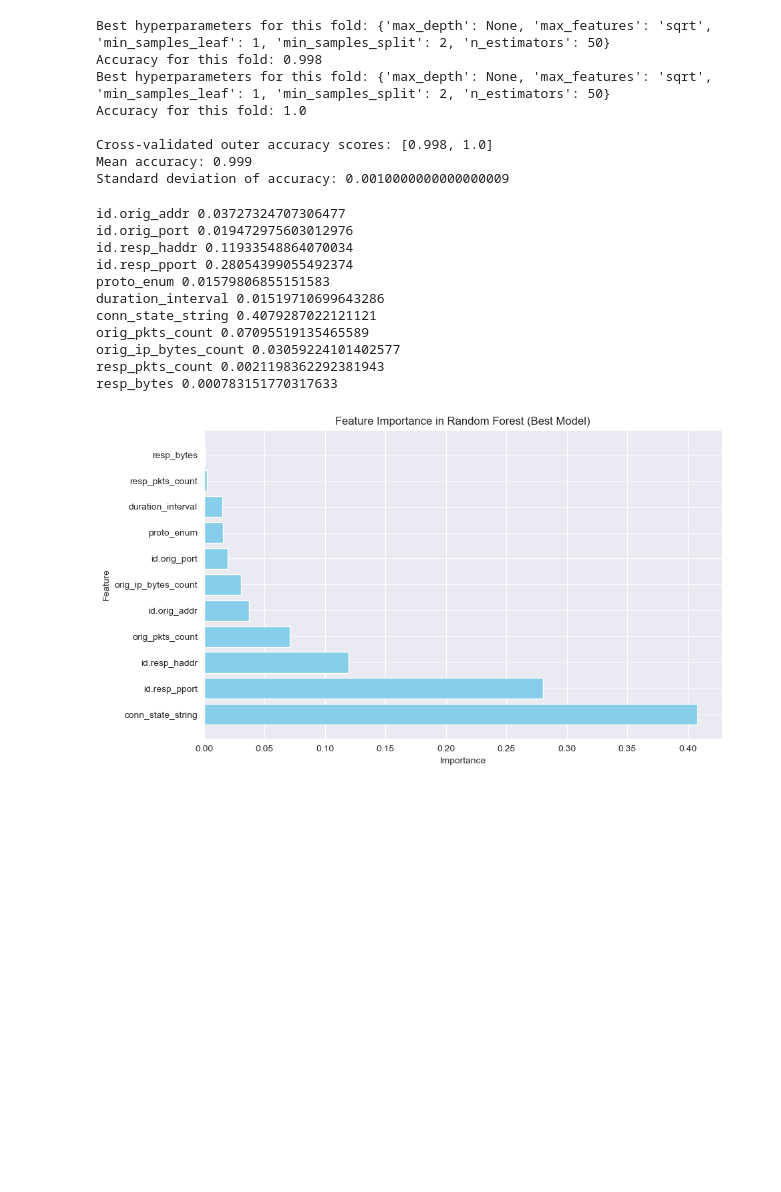
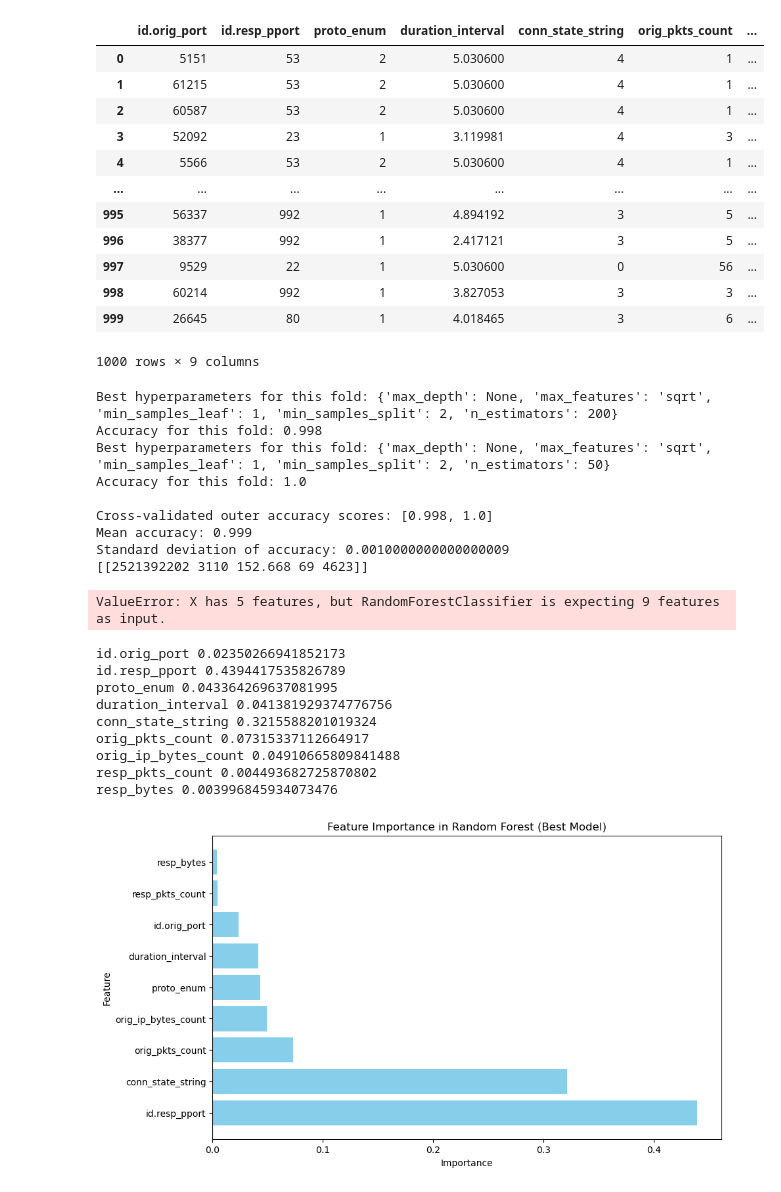
Before and after one commit to panayiotishad04/DDoS-Classification-Poisoning, a Jupyter notebook: random_forest.ipynb, the cells around one changed output. Saved outputs shown, nothing was run; the diff lists cells and outputs as text; code cells hidden in the pictures; blank space fills up the shorter version.

```diff
--- a/random_forest.ipynb
+++ b/random_forest.ipynb
@@ -38,8 +38,24 @@ df_sampled
 1000 rows × 12 columns
 # %%
 # Separate features and target labels
-X = df_sampled.drop(columns=['Category'])
+# X = df_sampled.drop(columns=['Category'])
+X = df_sampled.drop(columns=['Category', 'id.resp_haddr', 'id.orig_addr'])
 y = df_sampled['Category']
+X
+# %% [output]
+|  | id.orig_port | id.resp_pport | proto_enum | duration_interval | conn_state_string | orig_pkts_count | ... |
+| 0 | 5151 | 53 | 2 | 5.030600 | 4 | 1 | ... |
+| 1 | 61215 | 53 | 2 | 5.030600 | 4 | 1 | ... |
+| 2 | 60587 | 53 | 2 | 5.030600 | 4 | 1 | ... |
+| 3 | 52092 | 23 | 1 | 3.119981 | 4 | 3 | ... |
+| 4 | 5566 | 53 | 2 | 5.030600 | 4 | 1 | ... |
+| ... | ... | ... | ... | ... | ... | ... | ... |
+| 995 | 56337 | 992 | 1 | 4.894192 | 3 | 5 | ... |
+| 996 | 38377 | 992 | 1 | 2.417121 | 3 | 5 | ... |
+| 997 | 9529 | 22 | 1 | 5.030600 | 0 | 56 | ... |
+| 998 | 60214 | 992 | 1 | 3.827053 | 3 | 3 | ... |
+| 999 | 26645 | 80 | 1 | 4.018465 | 3 | 6 | ... |
+1000 rows × 9 columns
 # %%
 from sklearn.model_selection import StratifiedKFold, cross_val_score, GridSearchCV
 from sklearn.ensemble import RandomForestClassifier
@@ -47,6 +63,7 @@ from sklearn.metrics import accuracy_score
 import numpy as np
 import pandas as pd
 import matplotlib.pyplot as plt
+import ipaddress
 
 # Assuming you have X (features) and y (target) already defined
 # Example of X and y for illustration (replace with your actual dataset)
@@ -100,6 +117,7 @@ for train_idx, test_idx in outer_cv.split(X, y):
     outer_accuracy = accuracy_score(y_test, y_pred)
     outer_scores.append(outer_accuracy)
 
+
     print(f"Best hyperparameters for this fold: {grid_search.best_params_}")
     print(f"Accuracy for this fold: {outer_accuracy}")
 
@@ -107,8 +125,23 @@ for train_idx, test_idx in outer_cv.split(X, y):
 print("\nCross-validated outer accuracy scores:", outer_scores)
 print("Mean accuracy:", np.mean(outer_scores))
 print("Standard deviation of accuracy:", np.std(outer_scores))
+
+
+# Train the model on the entire dataset
+# best_model.fit(X, y)
+
+csv_file = "flow.csv"
+data = pd.read_csv(csv_file)
+data
+
+selected_features = ['sa', 'sp', 'td', 'ipkt', 'ibyt']
+real = data[selected_features]
+real.loc[:, 'sa'] = real['sa'].map(lambda ip: int(ipaddress.IPv4Address(ip)))
+single_sample = real.iloc[0].values.reshape(1, -1)
+print(single_sample)
+best_model.predict(single_sample)
 # %% [output]
-Best hyperparameters for this fold: {'max_depth': None, 'max_features': 'sqrt', 'min_samples_leaf': 1, 'min_samples_split': 2, 'n_estimators': 50}
+Best hyperparameters for this fold: {'max_depth': None, 'max_features': 'sqrt', 'min_samples_leaf': 1, 'min_samples_split': 2, 'n_estimators': 200}
 Accuracy for this fold: 0.998
 Best hyperparameters for this fold: {'max_depth': None, 'max_features': 'sqrt', 'min_samples_leaf': 1, 'min_samples_split': 2, 'n_estimators': 50}
 Accuracy for this fold: 1.0
@@ -116,6 +149,8 @@ Accuracy for this fold: 1.0
 Cross-validated outer accuracy scores: [0.998, 1.0]
 Mean accuracy: 0.999
 Standard deviation of accuracy: 0.0010000000000000009
+[[2521392202 3110 152.668 69 4623]]
+ValueError: X has 5 features, but RandomForestClassifier is expecting 9 features as input.
 # %%
 # After the outer CV loop, get the feature importance of the best model
 importances = best_model.feature_importances_
@@ -140,15 +175,13 @@ plt.ylabel('Feature')
 plt.title('Feature Importance in Random Forest (Best Model)')
 plt.show()
 # %% [output]
-id.orig_addr 0.03727324707306477
-id.orig_port 0.019472975603012976
-id.resp_haddr 0.11933548864070034
-id.resp_pport 0.28054399055492374
-proto_enum 0.01579806855151583
-duration_interval 0.01519710699643286
-conn_state_string 0.4079287022121121
-orig_pkts_count 0.07095519135465589
-orig_ip_bytes_count 0.03059224101402577
-resp_pkts_count 0.0021198362292381943
-resp_bytes 0.000783151770317633
+id.orig_port 0.02350266941852173
+id.resp_pport 0.4394417535826789
+proto_enum 0.043364269637081995
+duration_interval 0.041381929374776756
+conn_state_string 0.3215588201019324
+orig_pkts_count 0.07315337112664917
+orig_ip_bytes_count 0.04910665809841488
+resp_pkts_count 0.004493682725870802
+resp_bytes 0.003996845934073476
-[figure, old version]
+[figure, new version]
```
Also changed, not shown: parts of 3 cells of this notebook, 3 other files.
